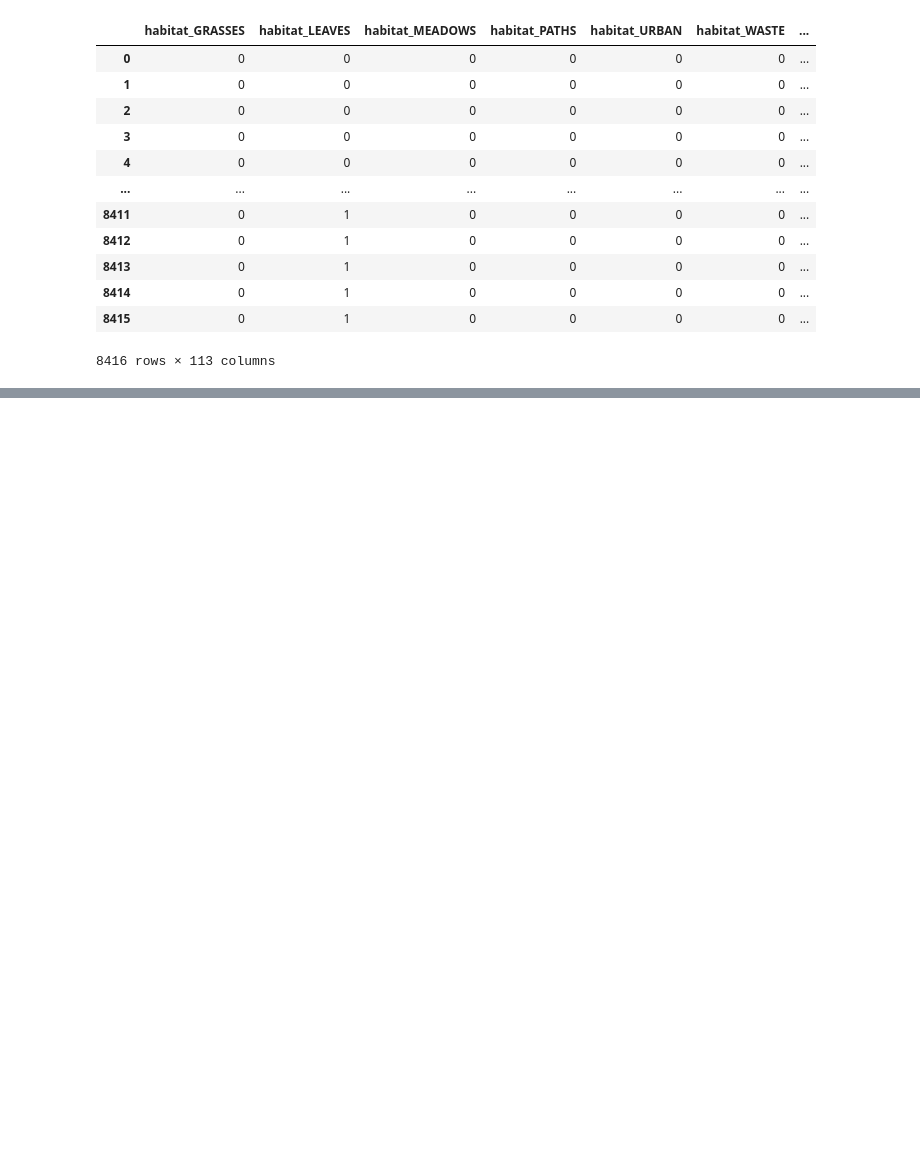
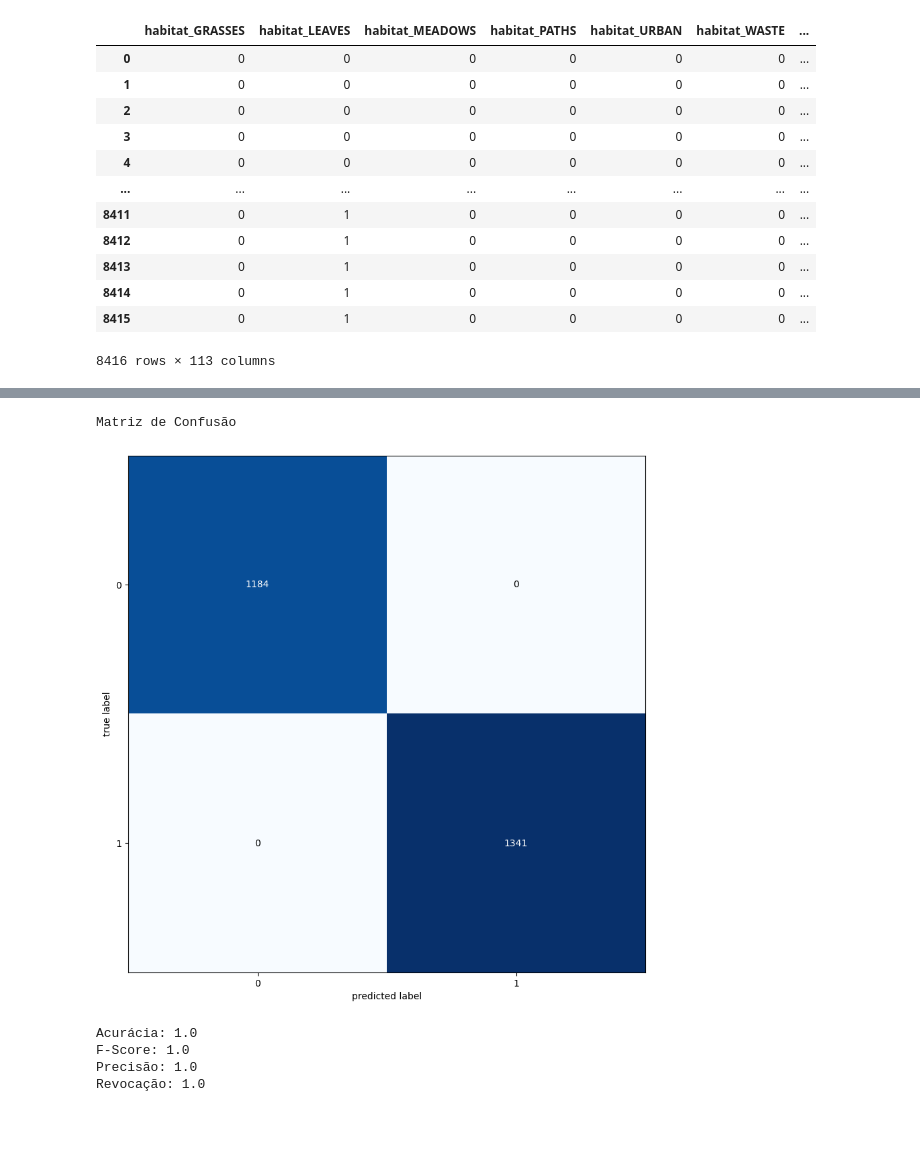
Before and after one commit to Glomyer/rna-2022.2-aa3, a Jupyter notebook: exploratory_analysis.ipynb, the cells around one changed output, grey strips where cells are left out. Saved outputs shown, nothing was run; the diff lists cells and outputs as text; code cells hidden in the pictures; blank space fills up the shorter version.

```diff
--- a/exploratory_analysis.ipynb
+++ b/exploratory_analysis.ipynb
@@ -151,2 +250,40 @@ X_train, X_test, y_train, y_test = train_test_split(X, y, test_size=0.3)
+# %%
+from mlxtend.plotting import plot_confusion_matrix
+
+def show_metrics(neural_network):
+  # Obter previsões no conjunto de teste
+  y_pred = neural_network.predict(X_test)
+
+  # Matriz de confusão
+  conf_matrix = confusion_matrix(y_test, y_pred)
+  print('Matriz de Confusão')
+
+  fig, ax = plot_confusion_matrix(conf_mat=conf_matrix,figsize=(10, 10))
+  plt.show()
+
+  # Acurácia
+  accuracy = accuracy_score(y_test, y_pred)
+  print('Acurácia:', accuracy)
+
+  # F-score
+  f_score = f1_score(y_test, y_pred, average='weighted')
+  print('F-Score:', f_score)
+
+  # Precisão
+  precision = precision_score(y_test, y_pred, average='weighted')
+  print('Precisão:', precision)
+
+  # Revocação
+  recall = recall_score(y_test, y_pred, average='weighted')
+  print('Revocação:', recall)
+
+show_metrics(mlp)
+# %% [output]
+Matriz de Confusão
+[figure, added]
+Acurácia: 1.0
+F-Score: 1.0
+Precisão: 1.0
+Revocação: 1.0
 # %% [markdown]
 ##
```
Also changed, not shown: parts of 4 cells of this notebook.
